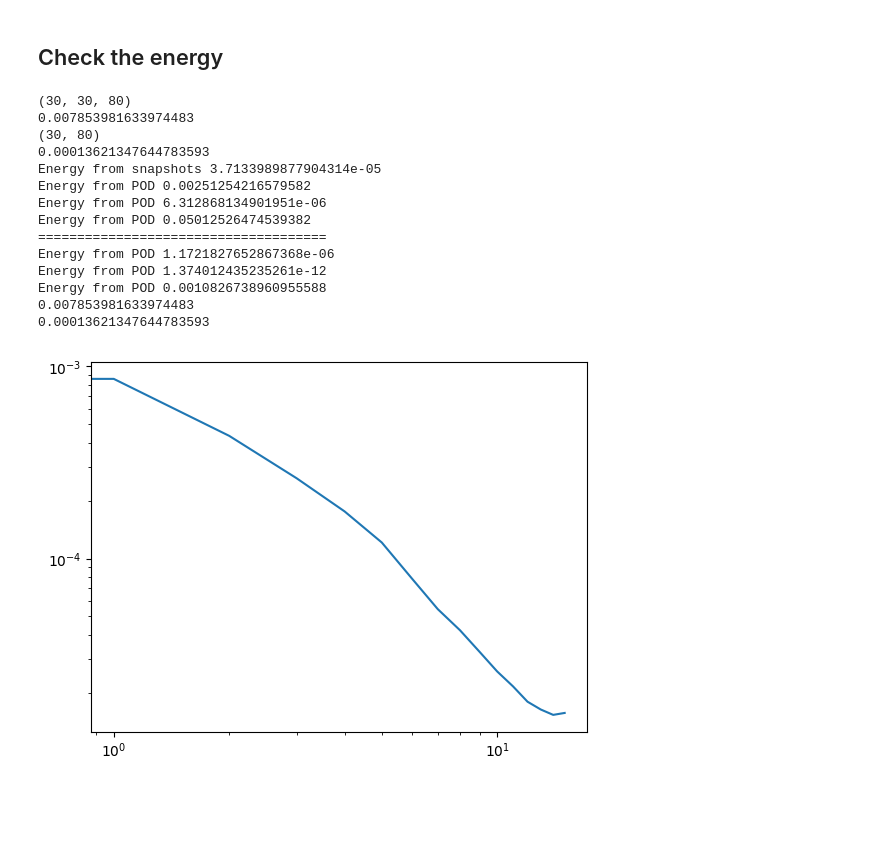
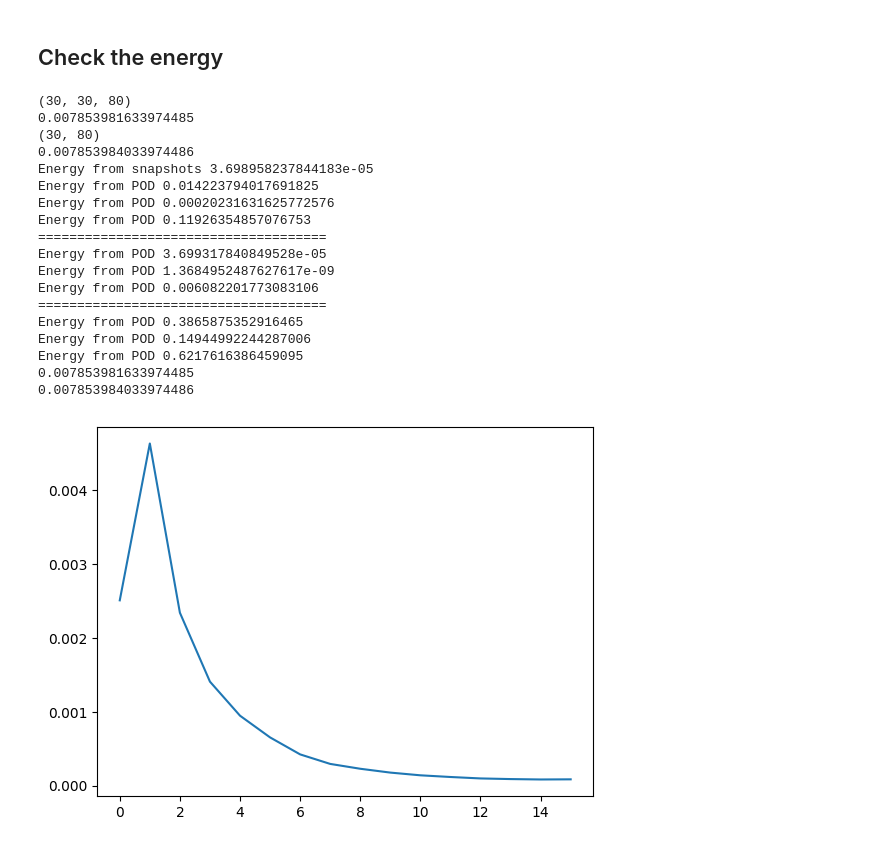
Before and after one commit to nchristensen/pySEMTools, a Jupyter notebook: examples/5-reduced_order_modelling/5-POD_fft_from_pointclouds.ipynb, the cells around one changed output. Drawn from its saved outputs; the diff is of its cells as text; code cells hidden in the pictures; blank space fills up the shorter version.

```diff
--- a/examples/5-reduced_order_modelling/5-POD_fft_from_pointclouds.ipynb
+++ b/examples/5-reduced_order_modelling/5-POD_fft_from_pointclouds.ipynb
@@ -253,11 +257,11 @@ fourier_field_3d = [np.zeros(_3d_bm_shape, dtype=pod[0].u_1t.dtype) for i in ran
 freqs = [kappa for kappa in range(0, number_of_frequencies)]
 for kappa in freqs:
 
-    multiplier = 2 if kappa != 0 else 1
-
     positive_wavenumber_slice = get_wavenumber_slice(kappa, fft_axis)
     negative_wavenumber_slice = get_wavenumber_slice(-kappa, fft_axis)
     print(positive_wavenumber_slice)
+
+    multiplier = 1
 
     pod_modes = pod[kappa].u_1t
     pod_sigma = pod[kappa].d_1t
@@ -274,7 +278,7 @@ for kappa in freqs:
 
         fld_hat = fld_data[i][positive_wavenumber_slice]
         fld_reconst = field_list_2d[i]
-        print(np.allclose(fld_hat, fld_reconst/multiplier))
+        print(np.allclose(fld_hat, fld_reconst/wavenumber_scaling(N_samples)))
 
         fourier_field_3d[i][positive_wavenumber_slice] = fld_reconst/multiplier
         if kappa != 0:
@@ -282,13 +286,13 @@ for kappa in freqs:
 
 # Check that my reconstructed fourier field matches the data
 for i in range(0, number_of_pod_fields):
-    print(np.allclose(fourier_field_3d[i], fld_data[i]))
+    print(np.allclose(fourier_field_3d[i]/wavenumber_scaling(N_samples), fld_data[i]))
 
 # now check that the reconstructed physical field matches the data
 physical_field_3d = np.zeros(_3d_bm_shape)
 for i in range(0, number_of_pod_fields):
 
-    physical_field_3d = np.fft.ifft(fourier_field_3d[i]*N_samples, axis = fft_axis).real
+    physical_field_3d = np.fft.ifft(fourier_field_3d[i], axis = fft_axis).real
     print(np.allclose(physical_field_3d, fld_data_copy[i]))
 # %% [output]
 (slice(None, None, None), 0, slice(None, None, None))
@@ -323,7 +327,7 @@ with h5py.File(mass_matrix_fname, 'r') as f:
 print(bm_v.shape)
 print(np.sum(bm_v))
 print(bm.shape)
-print(np.sum(bm))
+print(np.sum(bm)*bm_v.shape[1])
 
 e_ = np.sum((u_**2 + v_**2 + w_**2)*bm_v)/2
 e_ = np.sum((u_**2 + v_**2 + w_**2)*bm_v)
@@ -354,31 +358,46 @@ print(f"Energy from POD {e_pod**2}")
 print(f"Energy from POD {np.sqrt(e_pod)}")
 
 
+print("=====================================")
+
+e_pod = 0
+for kappa in range(0, number_of_frequencies):
+    e_pod += np.sum(np.sqrt(pod[kappa].d_1t))
+
+print(f"Energy from POD {e_pod}")
+print(f"Energy from POD {e_pod**2}")
+print(f"Energy from POD {np.sqrt(e_pod)}")
+
+
 print(np.sum(bm_v))
-print(np.sum(bm))
+print(np.sum(bm)*bm_v.shape[1])
 # %% [output]
 (30, 30, 80)
-0.007853981633974483
+0.007853981633974485
 (30, 80)
-0.00013621347644783593
-Energy from snapshots 3.7133989877904314e-05
-Energy from POD 0.00251254216579582
-Energy from POD 6.312868134901951e-06
-Energy from POD 0.05012526474539382
+0.007853984033974486
+Energy from snapshots 3.698958237844183e-05
+Energy from POD 0.014223794017691825
+Energy from POD 0.00020231631625772576
+Energy from POD 0.11926354857076753
 =====================================
-Energy from POD 1.1721827652867368e-06
-Energy from POD 1.374012435235261e-12
-Energy from POD 0.0010826738960955588
-0.007853981633974483
-0.00013621347644783593
+Energy from POD 3.699317840849528e-05
+Energy from POD 1.3684952487627617e-09
+Energy from POD 0.006082201773083106
+=====================================
+Energy from POD 0.3865875352916465
+Energy from POD 0.14944992244287006
+Energy from POD 0.6217616386459095
+0.007853981633974485
+0.007853984033974486
 # %%
 temp = []
 for kappa in range(0, number_of_frequencies):
     temp.append(pod[kappa].d_1t[0])
 
 plt.plot(temp)
-plt.yscale("log")
-plt.xscale("log")
+#plt.yscale("log")
+#plt.xscale("log")
 plt.show()
 # %% [output]
-[figure, old version]
+[figure, new version]
```
Also changed, not shown: parts of 2 cells of this notebook.
